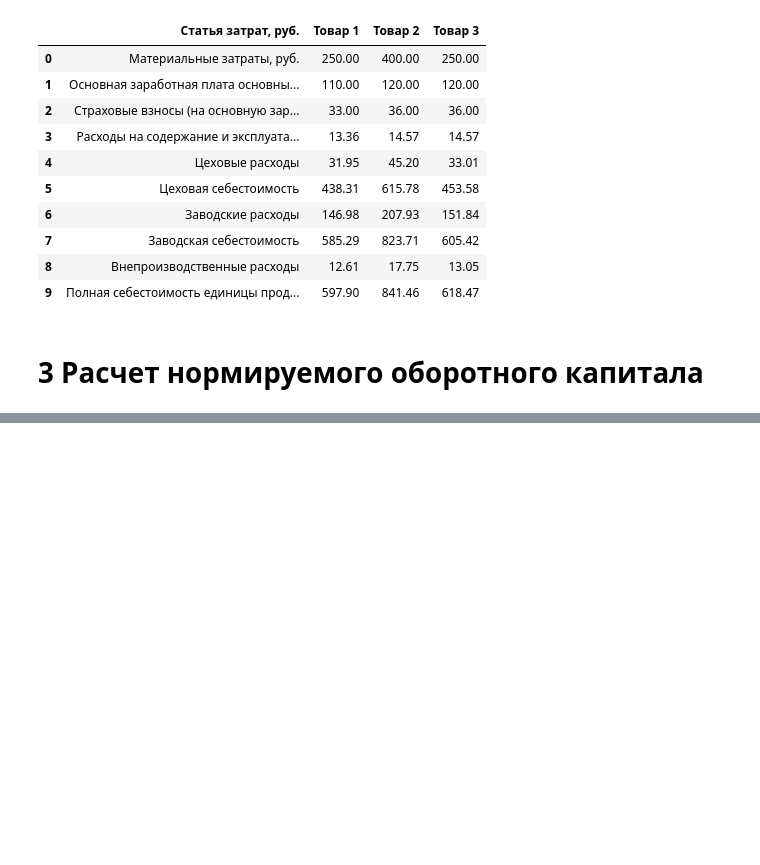
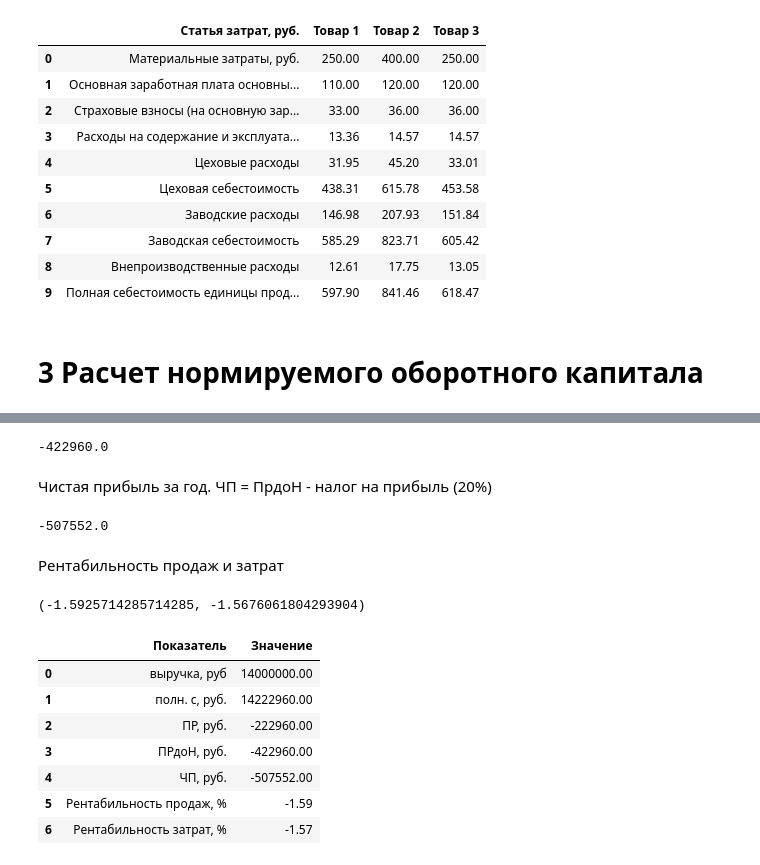
Before and after one commit to luculliano/stat_projects, a Jupyter notebook: economics_of_organization/Untitled.ipynb, the cells around one changed output, grey strips where cells are left out. Drawn from its saved outputs; the diff is of its cells as text; code cells hidden in the pictures; blank space fills up the shorter version.

```diff
--- a/economics_of_organization/Untitled.ipynb
+++ b/economics_of_organization/Untitled.ipynb
@@ -295,0 +461,3 @@ df1
+# %%
+profit_year = revenue_year - full_expenses_year
+profit_year
@@ -295,0 +468,41 @@ df1
+# %%
+profit_before_tax = profit_year + data.loc[14, 'value'] - data.loc[15, 'value']
+profit_before_tax
+# %% [output]
+-422960.0
+# %% [markdown]
+Чистая прибыль за год. ЧП = ПрдоН - налог на прибыль (20%)
+# %%
+clear_profit = profit_before_tax + profit_before_tax * 0.2  # + т.к. отрицательна ПРдоН
+clear_profit
+# %% [output]
+-507552.0
+# %% [markdown]
+Рентабильность продаж и затрат
+# %%
+# продаж = ПР / выручка * 100%
+sale_efficiency = profit_year / revenue_year * 100
+# затрат = ПР / полн с * 100%
+expenses_efficiency = profit_year / full_expenses_year * 100
+
+sale_efficiency, expenses_efficiency
+# %% [output]
+(-1.5925714285714285, -1.5676061804293904)
+# %%
+df2 = pd.DataFrame({
+    'Показатель': ('выручка, руб', 'полн. с, руб.', 'ПР, руб.', 'ПРдоН, руб.', 'ЧП, руб.',
+                                 'Рентабильность продаж, %', 'Рентабильность затрат, %'),
+    'Значение': map(lambda x: round(x, 2), (revenue_year, full_expenses_year, profit_year, profit_before_tax, clear_profit,
+                 sale_efficiency, expenses_efficiency))},
+
+)
+df2
+# %% [output]
+|  | Показатель | Значение |
+| 0 | выручка, руб | 14000000.00 |
+| 1 | полн. с, руб. | 14222960.00 |
+| 2 | ПР, руб. | -222960.00 |
+| 3 | ПРдоН, руб. | -422960.00 |
+| 4 | ЧП, руб. | -507552.00 |
+| 5 | Рентабильность продаж, % | -1.59 |
+| 6 | Рентабильность затрат, % | -1.57 |
```
Also changed, not shown: parts of 44 cells of this notebook.
